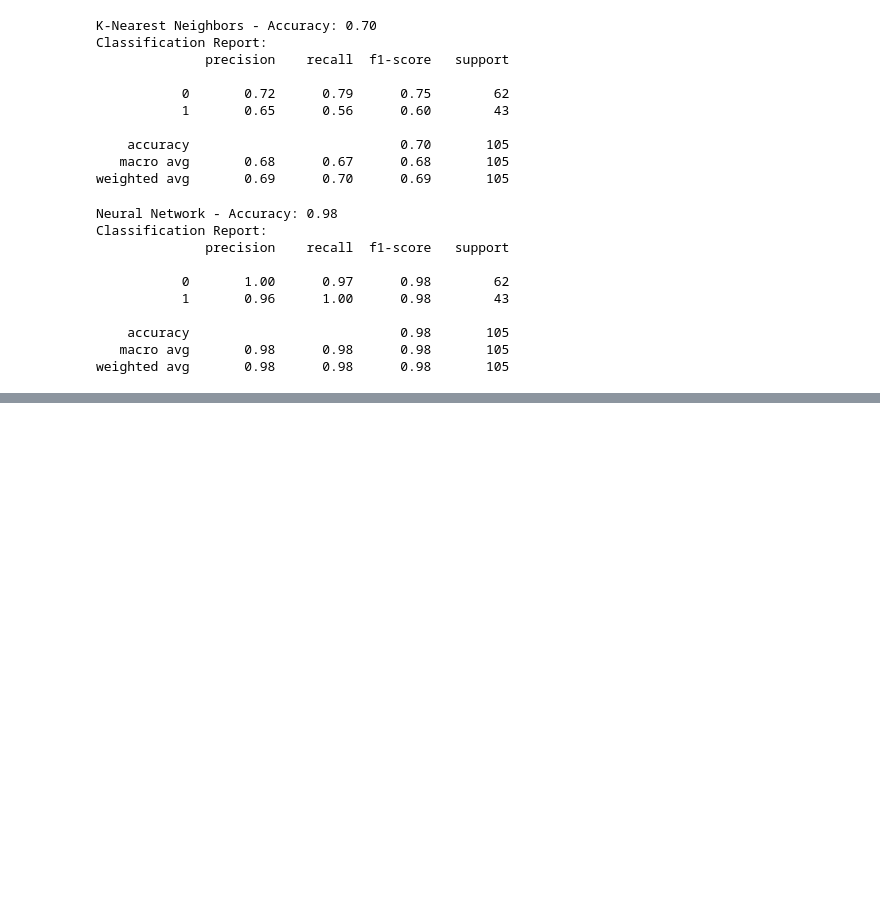
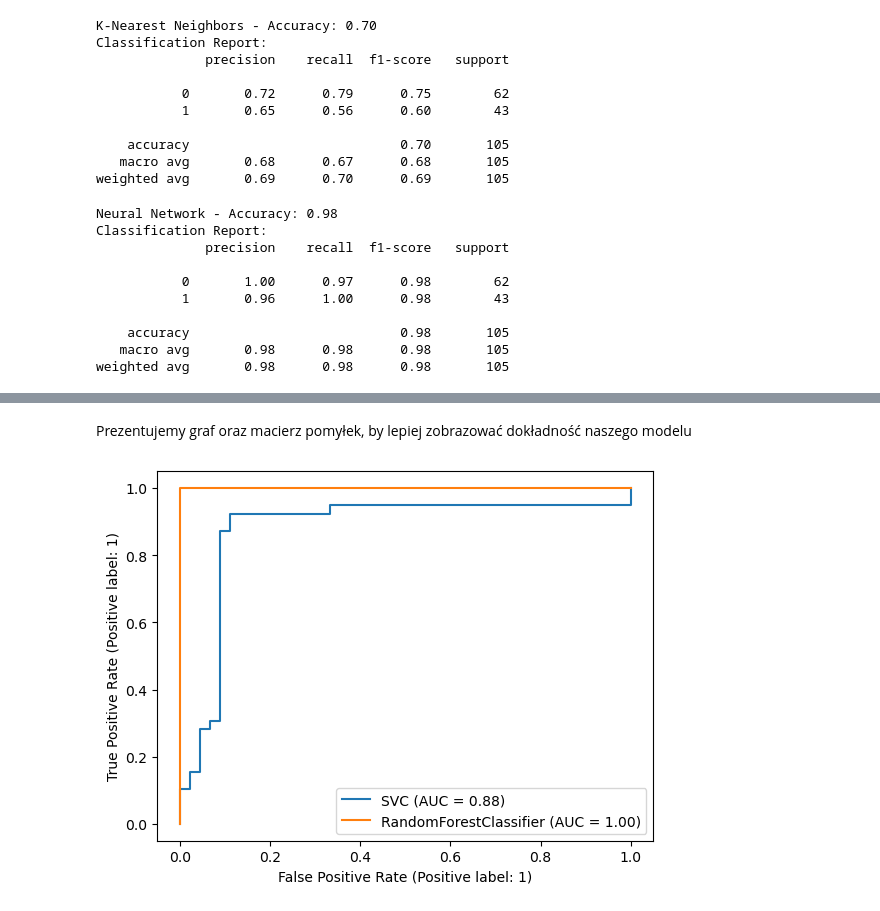
Before and after one commit to Ketinai/MLproject, a Jupyter notebook: project.ipynb, the cells around one changed output, grey strips where cells are left out. Drawn from its saved outputs; the diff is of its cells as text; code cells hidden in the pictures; blank space fills up the shorter version.

```diff
--- a/project.ipynb
+++ b/project.ipynb
@@ -382,7 +422,7 @@ weighted avg       1.00      1.00      1.00       105
 # %%
-model = SVC()
-model.fit(X_train, Y_train)
-Y_pred = model.predict(X_test)
+svc = SVC()
+svc.fit(X_train, Y_train)
+Y_pred = svc.predict(X_test)
 accuracy = accuracy_score(Y_test, Y_pred)
 report = classification_report(Y_test, Y_pred)  # Compute classification report
 print(f"LSupport Vector Machine - Accuracy: {accuracy:.2f}")
@@ -496,2 +546,10 @@ print('Here O = not survived and 1 = survived')
 All correct!
 Here O = not survived and 1 = survived
+# %% [markdown]
+Prezentujemy graf oraz macierz pomyłek, by lepiej zobrazować dokładność naszego modelu
+# %%
+from sklearn.metrics import RocCurveDisplay
+A = RocCurveDisplay.from_estimator(svc, X_test, Y_test)
+B = RocCurveDisplay.from_estimator(rand, X_test, Y_test, ax=A.ax_)
+# %% [output]
+[figure, added]
```
Also changed, not shown: parts of 68 cells of this notebook.
